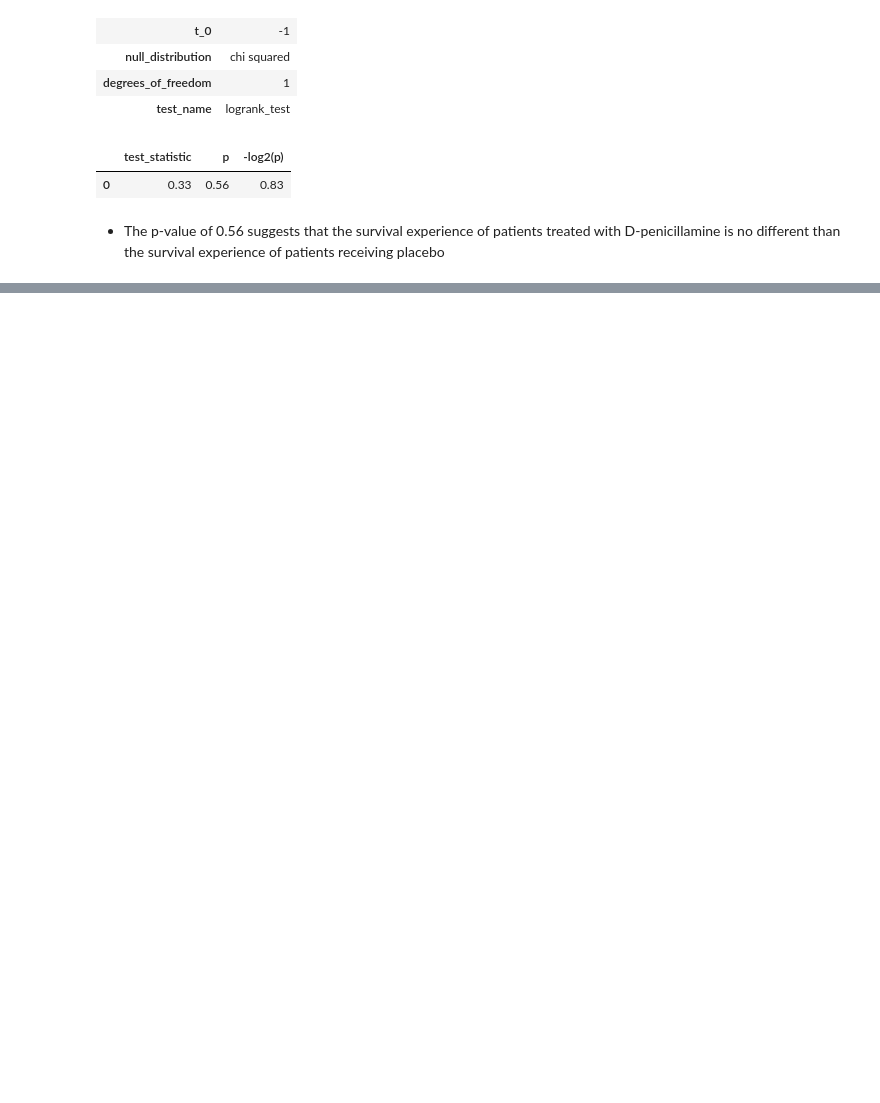
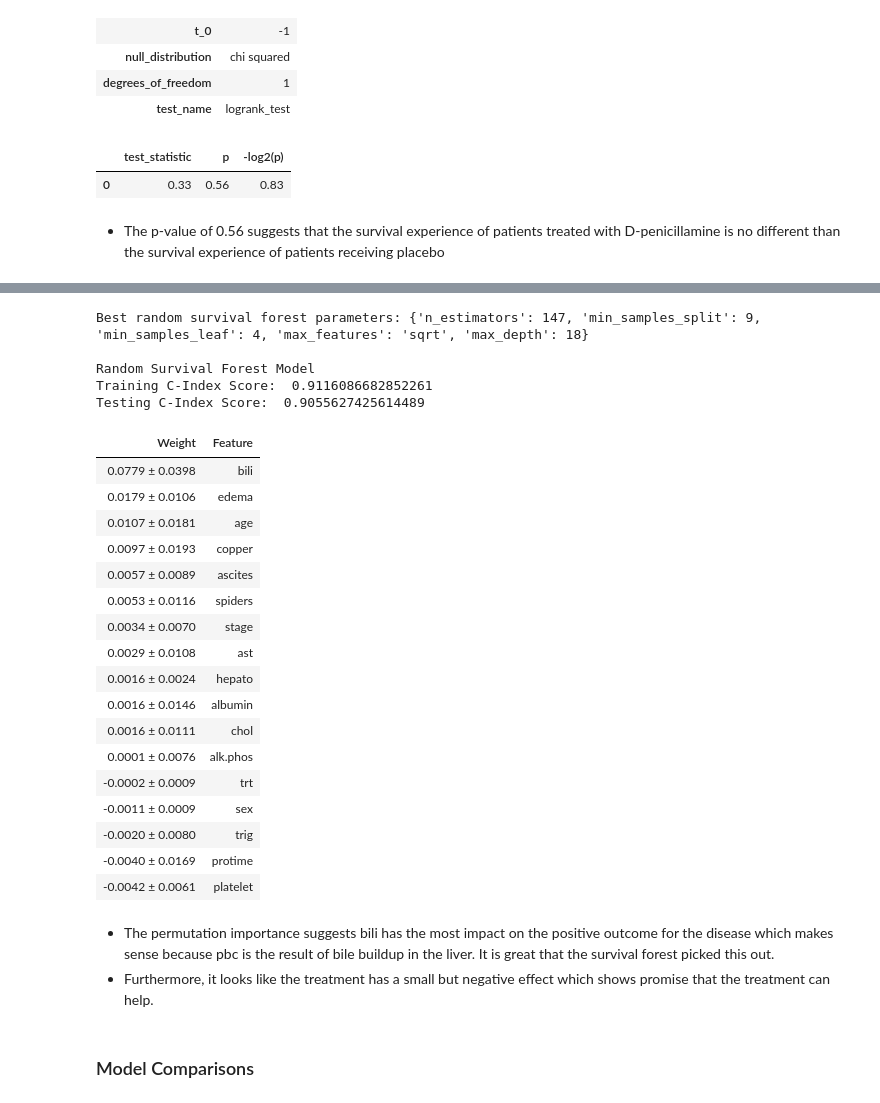
Before and after one commit to rnop/PBC-Survival-Analysis, a Jupyter notebook: Survival_Analysis_Primary_Biliary_Cirrhosis.ipynb, the cells around one changed output, grey strips where cells are left out. Drawn from its saved outputs; the diff is of its cells as text; code cells hidden in the pictures; blank space fills up the shorter version.

```diff
--- a/Survival_Analysis_Primary_Biliary_Cirrhosis.ipynb
+++ b/Survival_Analysis_Primary_Biliary_Cirrhosis.ipynb
@@ -416,0 +660,45 @@ cph.fit(train_df, duration_col='time')
+# %%
+print("Best random survival forest parameters:", rf_random.best_params_)
+rsf_best = RandomSurvivalForest(**rf_random.best_params_)
+rsf_best.fit(X_train, y_train)
+print()
+print("Random Survival Forest Model")
+print("Training C-Index Score: ", rsf_best.score(X_train, y_train))
+print("Testing C-Index Score: ", rsf_best.score(X_test, y_test))
+# %% [output]
+Best random survival forest parameters: {'n_estimators': 147, 'min_samples_split': 9, 'min_samples_leaf': 4, 'max_features': 'sqrt', 'max_depth': 18}
+
+Random Survival Forest Model
+Training C-Index Score:  0.9116086682852261
+Testing C-Index Score:  0.9055627425614489
+# %%
+import eli5
+from eli5.sklearn import PermutationImportance
+
+perm = PermutationImportance(rsf_best, n_iter=15)
+perm.fit(X_test, y_test)
+eli5.show_weights(perm, feature_names=X_test.columns.tolist())
+# %% [output]
+| Weight | Feature |
+| 0.0779 ± 0.0398 | bili |
+| 0.0179 ± 0.0106 | edema |
+| 0.0107 ± 0.0181 | age |
+| 0.0097 ± 0.0193 | copper |
+| 0.0057 ± 0.0089 | ascites |
+| 0.0053 ± 0.0116 | spiders |
+| 0.0034 ± 0.0070 | stage |
+| 0.0029 ± 0.0108 | ast |
+| 0.0016 ± 0.0024 | hepato |
+| 0.0016 ± 0.0146 | albumin |
+| 0.0016 ± 0.0111 | chol |
+| 0.0001 ± 0.0076 | alk.phos |
+| -0.0002 ± 0.0009 | trt |
+| -0.0011 ± 0.0009 | sex |
+| -0.0020 ± 0.0080 | trig |
+| -0.0040 ± 0.0169 | protime |
+| -0.0042 ± 0.0061 | platelet |
+# %% [markdown]
+* The permutation importance suggests bili has the most impact on the positive outcome for the disease which makes sense because pbc is the result of bile buildup in the liver. It is great that the survival forest picked this out.
+* Furthermore, it looks like the treatment has a small but negative effect which shows promise that the treatment can help.
+# %% [markdown]
+### Model Comparisons
```
Also changed, not shown: parts of 28 cells of this notebook.
